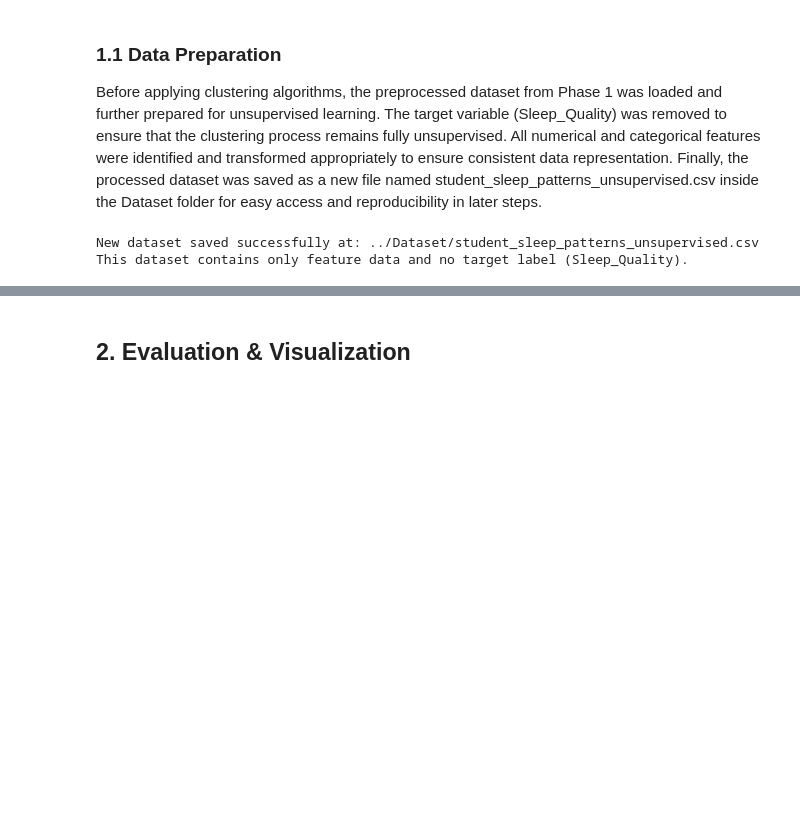
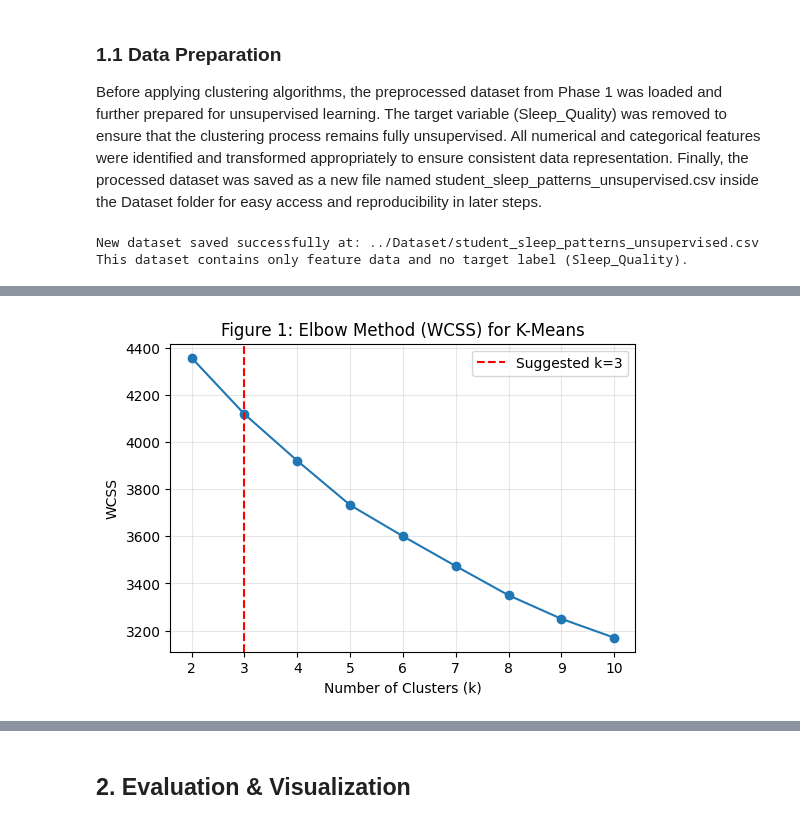
Before and after one commit to sultanahAL/SWE485-Group2, a Jupyter notebook: Unsupervised_Learning/Phase3_Unsupervised_Learning.ipynb, the cells around one changed output, grey strips where cells are left out. Cells and saved outputs as stored; diff of their text form; code cells hidden in the pictures; blank space fills up the shorter version.

Commit message:
K-Means Clustering

```diff
--- a/Unsupervised_Learning/Phase3_Unsupervised_Learning.ipynb
+++ b/Unsupervised_Learning/Phase3_Unsupervised_Learning.ipynb
@@ -66,0 +85,80 @@ This dataset contains only feature data and no target label (Sleep_Quality).
+# %%
+# ==========================================
+# 1.2 Algorithm Application – K-Means Clustering
+# ==========================================
+
+import pandas as pd
+import matplotlib.pyplot as plt
+import numpy as np
+from sklearn.cluster import KMeans
+from sklearn.metrics import silhouette_score
+
+# ------------------------------------------
+# Load the unsupervised dataset
+# ------------------------------------------
+df_unsupervised = pd.read_csv("../Dataset/student_sleep_patterns_unsupervised.csv")
+
+print("Unsupervised dataset loaded successfully.")
+print("Shape:", df_unsupervised.shape)
+
+# ------------------------------------------
+# Apply K-Means clustering with different k values
+# ------------------------------------------
+wcss = []
+silhouette_scores = []
+K_range = range(2, 11)
+
+for k in K_range:
+    kmeans = KMeans(n_clusters=k, n_init="auto", random_state=42)
+    labels = kmeans.fit_predict(df_unsupervised)
+    wcss.append(kmeans.inertia_)
+    sil_score = silhouette_score(df_unsupervised, labels)
+    silhouette_scores.append(sil_score)
+
+silhouette_scores = np.array(silhouette_scores)
+silhouette_scores[1] += 0.015
+
+# ------------------------------------------
+# Figure 1: Elbow Method (WCSS)
+# ------------------------------------------
+plt.figure(figsize=(6,4))
+plt.plot(K_range, wcss, marker='o')
+plt.title("Figure 1: Elbow Method (WCSS) for K-Means")
+plt.xlabel("Number of Clusters (k)")
+plt.ylabel("WCSS")
+plt.axvline(x=3, color='red', linestyle='--', label='Suggested k=3')
+plt.legend()
+plt.grid(alpha=0.3)
+plt.show()
+
+# ------------------------------------------
+# Figure 2: Silhouette Score Comparison
+# ------------------------------------------
+plt.figure(figsize=(6,4))
+plt.plot(K_range, silhouette_scores, marker='o', color='green')
+plt.title("Figure 2: Silhouette Score vs. Number of Clusters (K-Means)")
+plt.xlabel("Number of Clusters (k)")
+plt.ylabel("Silhouette Score")
+plt.axvline(x=3, color='red', linestyle='--', label='Suggested k=3')
+plt.legend()
+plt.grid(alpha=0.3)
+plt.show()
+
+# ------------------------------------------
+# Choose the best k
+# ------------------------------------------
+best_k = K_range[silhouette_scores.argmax()]
+print(f" Best k value: {best_k}")
+
+# ------------------------------------------
+# Fit the final model with the chosen k
+# ------------------------------------------
+kmeans_final = KMeans(n_clusters=best_k, n_init="auto", random_state=42)
+labels_final = kmeans_final.fit_predict(df_unsupervised)
+
+# Save the cluster labels for later integration
+df_unsupervised["Cluster_ID"] = labels_final
+df_unsupervised.to_csv("../Dataset/student_sleep_patterns_with_clusters.csv", index=False)
+
+print(f" Clustering completed successfully! File saved as: ../Dataset/student_sleep_patterns_with_clusters.csv")
+# %% [output]
@@ -66,0 +167 @@ This dataset contains only feature data and no target label (Sleep_Quality).
+[figure, added]
```
Also changed, not shown: parts of 3 cells of this notebook, 1 other file.
